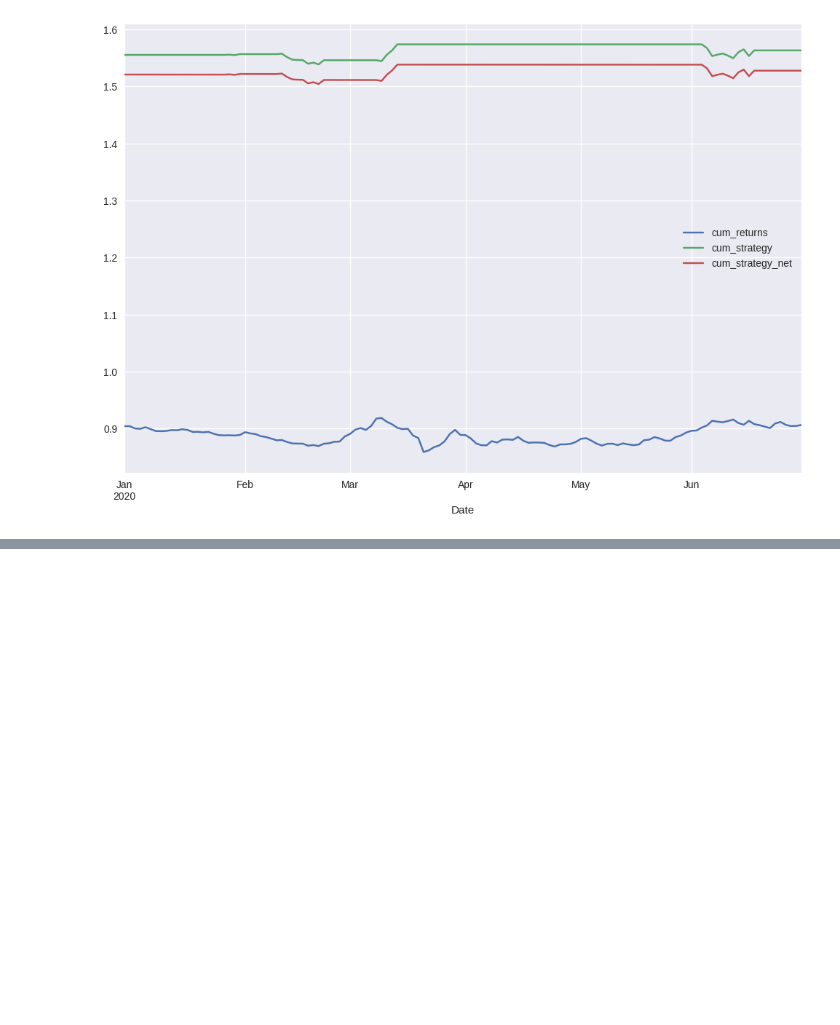
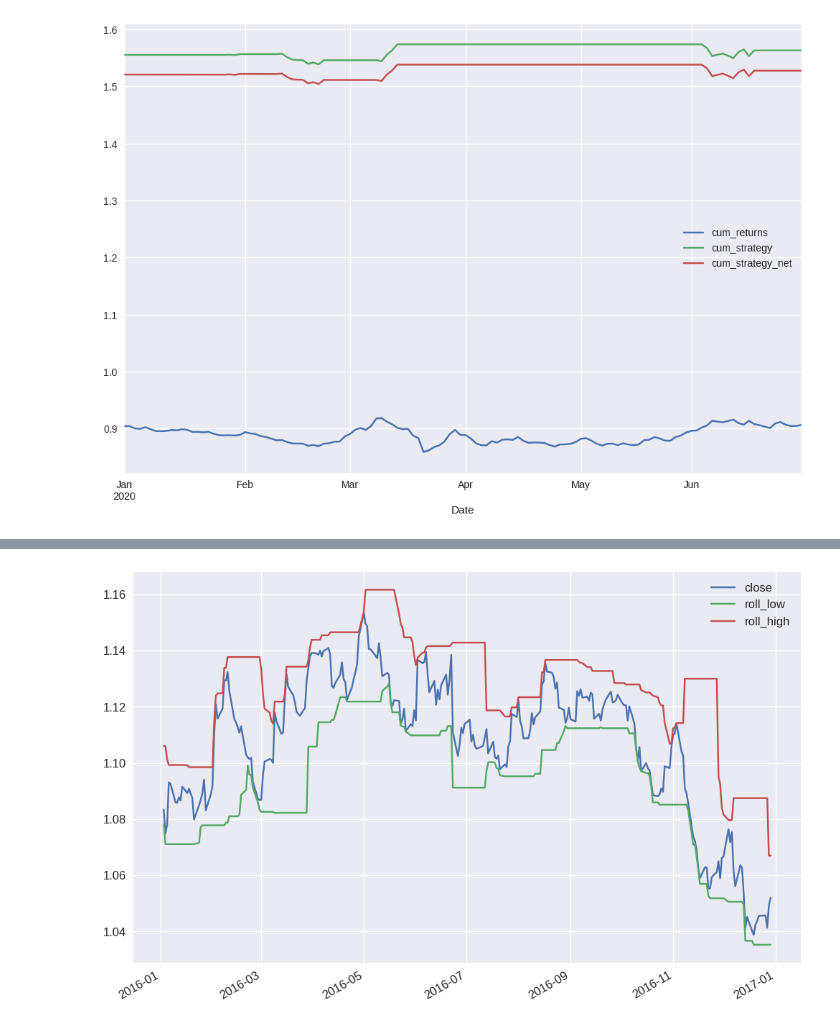
Before and after one commit to yungshun317/pd-algo-trading, a Jupyter notebook: oscillator.ipynb, the cells around one changed output, grey strips where cells are left out. Cells and saved outputs as stored; diff of their text form; code cells hidden in the pictures; blank space fills up the shorter version.

```diff
--- a/oscillator.ipynb
+++ b/oscillator.ipynb
@@ -324,0 +423,6 @@ plt.show()
+# %%
+data.loc["2016", ["close", "roll_low", "roll_high"]].plot(figsize=(12, 8), fontsize=12)
+plt.legend(fontsize=12)
+plt.show()
+# %% [output]
+[figure, added]
```
Also changed, not shown: parts of 25 cells of this notebook.
